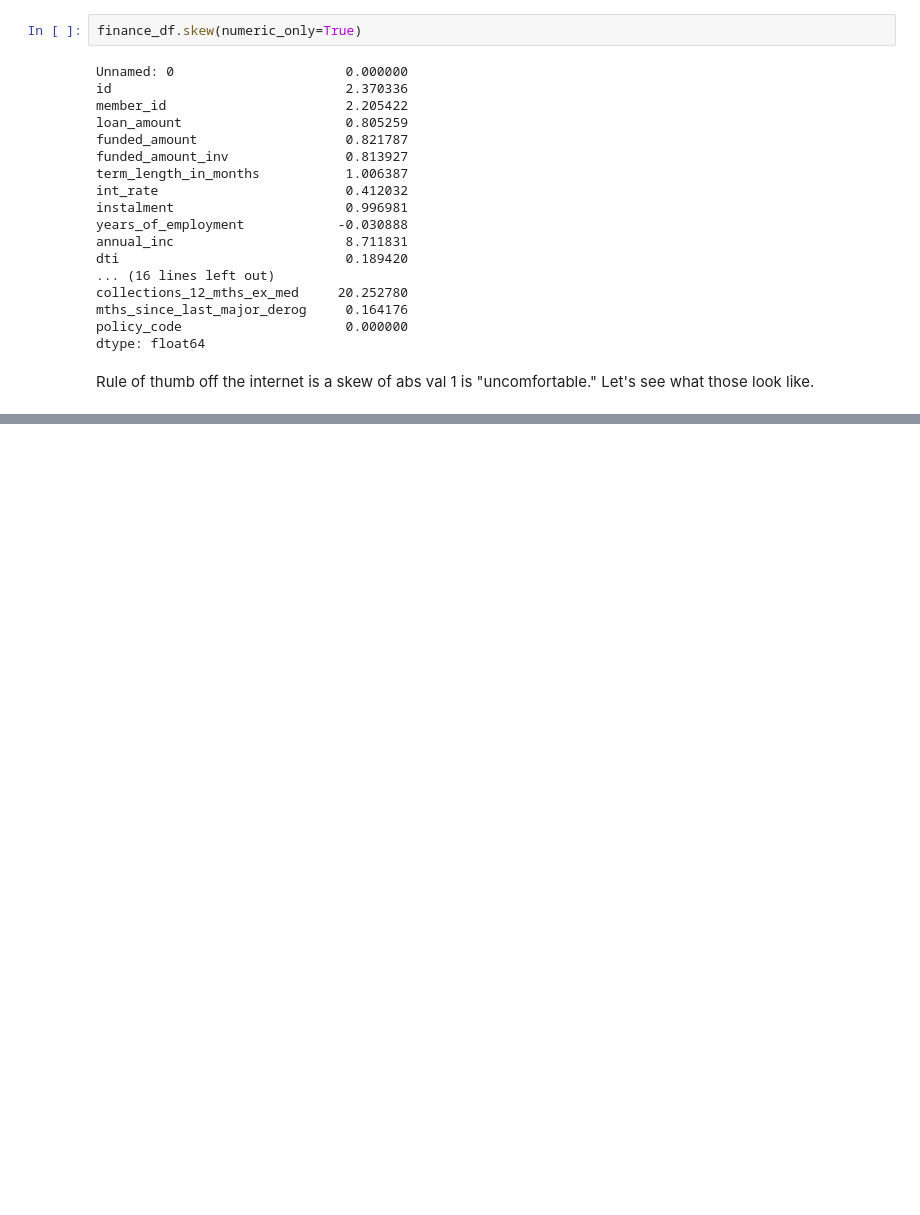
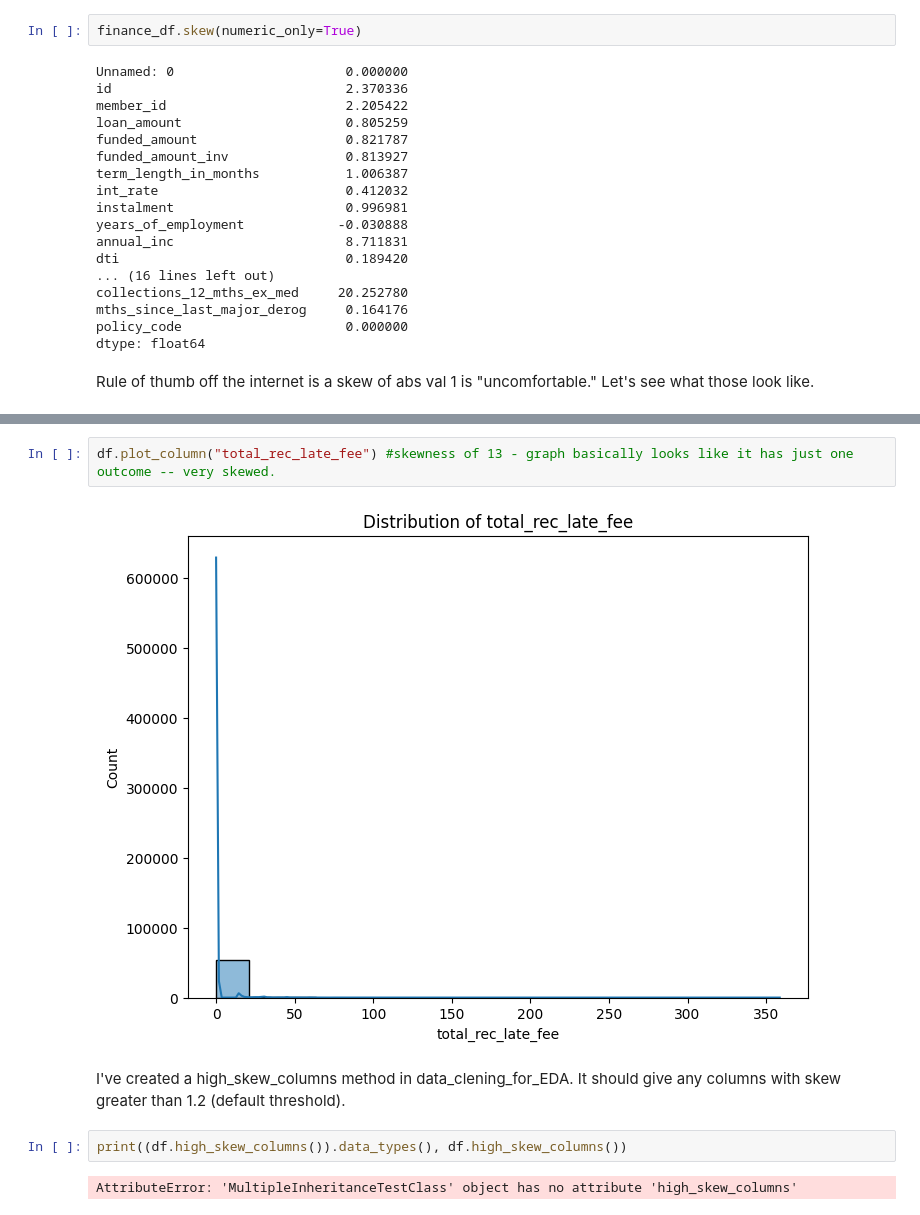
Before and after one commit to ThanksCheersHrng/exploratory-data-analysis---customer-loans-in-finance202, a Jupyter notebook: ongoing_workspace.ipynb, the cells around one changed output, grey strips where cells are left out. Cells and saved outputs as stored; diff of their text form; blank space fills up the shorter version.

```diff
--- a/ongoing_workspace.ipynb
+++ b/ongoing_workspace.ipynb
@@ -177,0 +186,10 @@ Rule of thumb off the internet is a skew of abs val 1 is "uncomfortable." Let's
+# %%
+df.plot_column("total_rec_late_fee") #skewness of 13 - graph basically looks like it has just one outcome -- very skewed.
+# %% [output]
+[figure, added]
+# %% [markdown]
+I've created a high_skew_columns method in data_clening_for_EDA. It should give any columns with skew greater than 1.2 (default threshold).
+# %%
+print((df.high_skew_columns()).data_types(), df.high_skew_columns())
+# %% [output]
+AttributeError: 'MultipleInheritanceTestClass' object has no attribute 'high_skew_columns'
```
Also changed, not shown: parts of 2 cells of this notebook, 2 other files.
